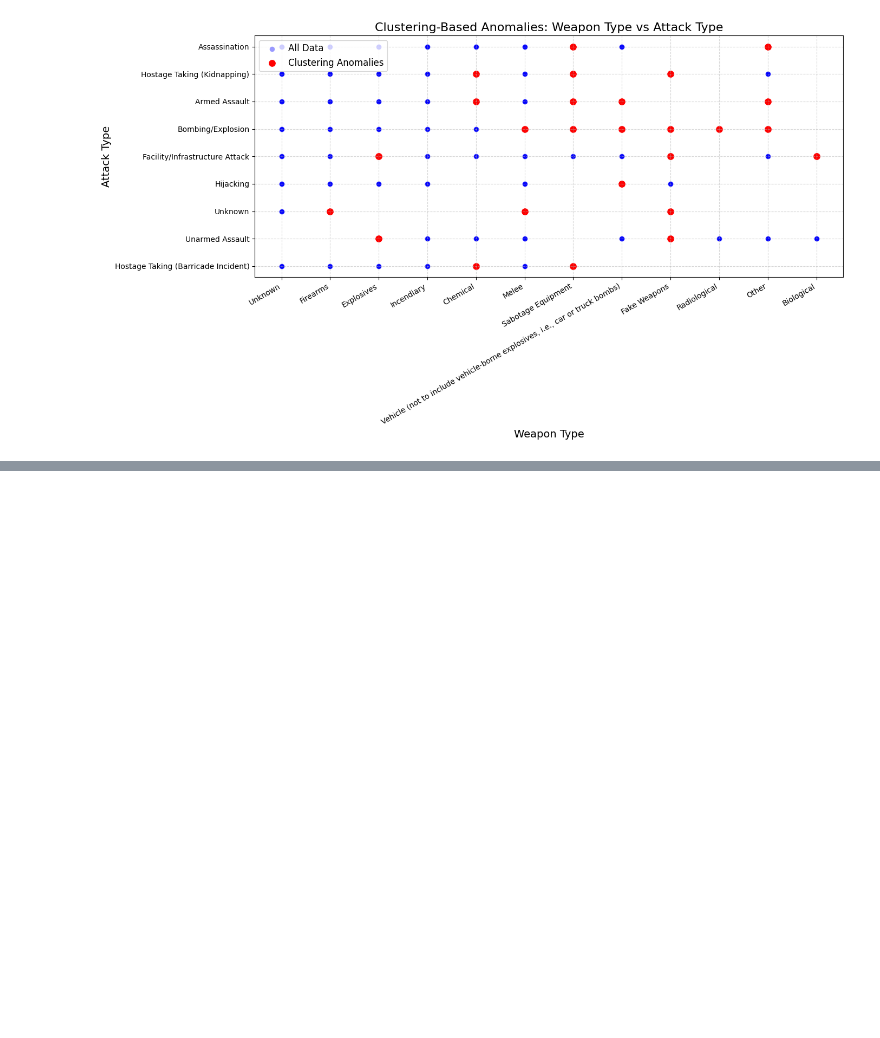
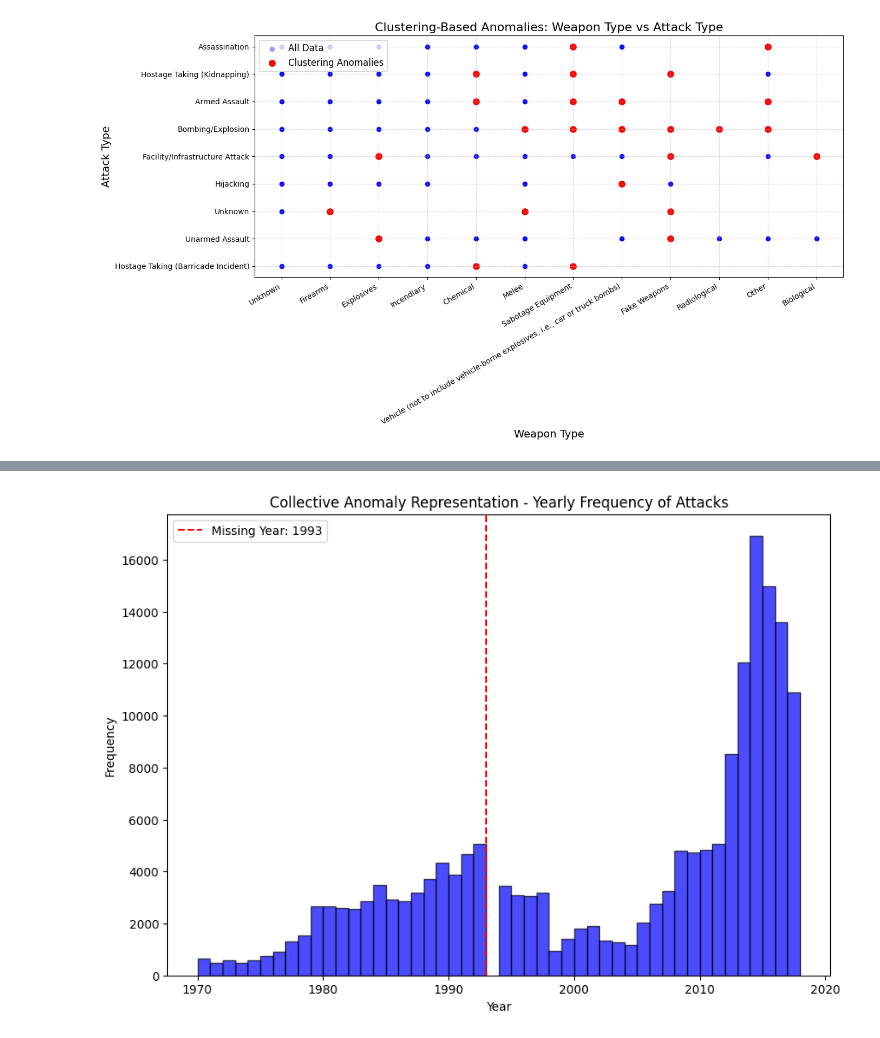
Before and after one commit to yllberisha/Global-Terrorism-Dataset-Analysis, a Jupyter notebook: anomalies.ipynb, the cells around one changed output, grey strips where cells are left out. Drawn from its saved outputs; the diff is of its cells as text; code cells hidden in the pictures; blank space fills up the shorter version.

```diff
--- a/anomalies.ipynb
+++ b/anomalies.ipynb
@@ -252,0 +253,22 @@ plt.show()
+# %%
+
+years_in_dataset = filtered_df['Year'].dropna().astype(int)
+
+min_year, max_year = years_in_dataset.min(), years_in_dataset.max()
+all_years = set(range(min_year, max_year + 1))
+
+missing_years = sorted(all_years - set(years_in_dataset))
+
+fig, ax = plt.subplots(figsize=(10, 7))
+plt.hist(years_in_dataset, bins=range(min_year, max_year + 2), color='blue', edgecolor='black', alpha=0.7)
+plt.xlabel('Year')
+plt.ylabel('Frequency')
+plt.title('Collective Anomaly Representation - Yearly Frequency of Attacks')
+
+for year in missing_years:
+    plt.axvline(x=year, color='red', linestyle='--', label=f'Missing Year: {year}' if year == missing_years[0] else "")
+
+plt.legend()
+plt.show()
+# %% [output]
+[figure, added]
```
Also changed, not shown: parts of 1 cell of this notebook, 1 other file.
